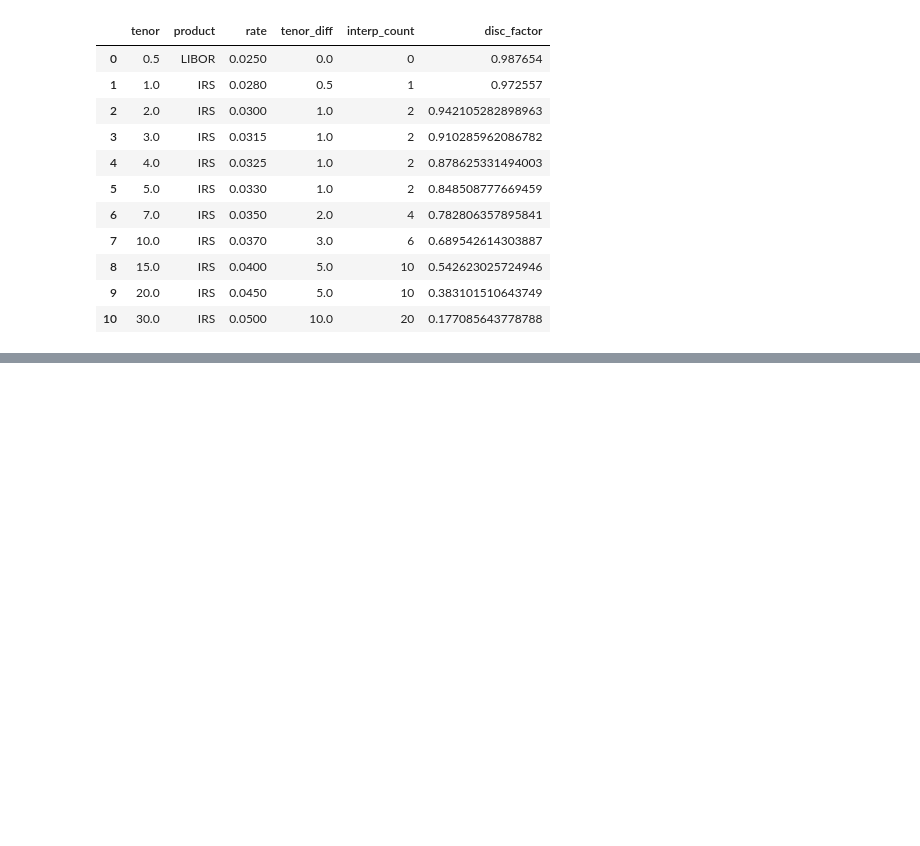
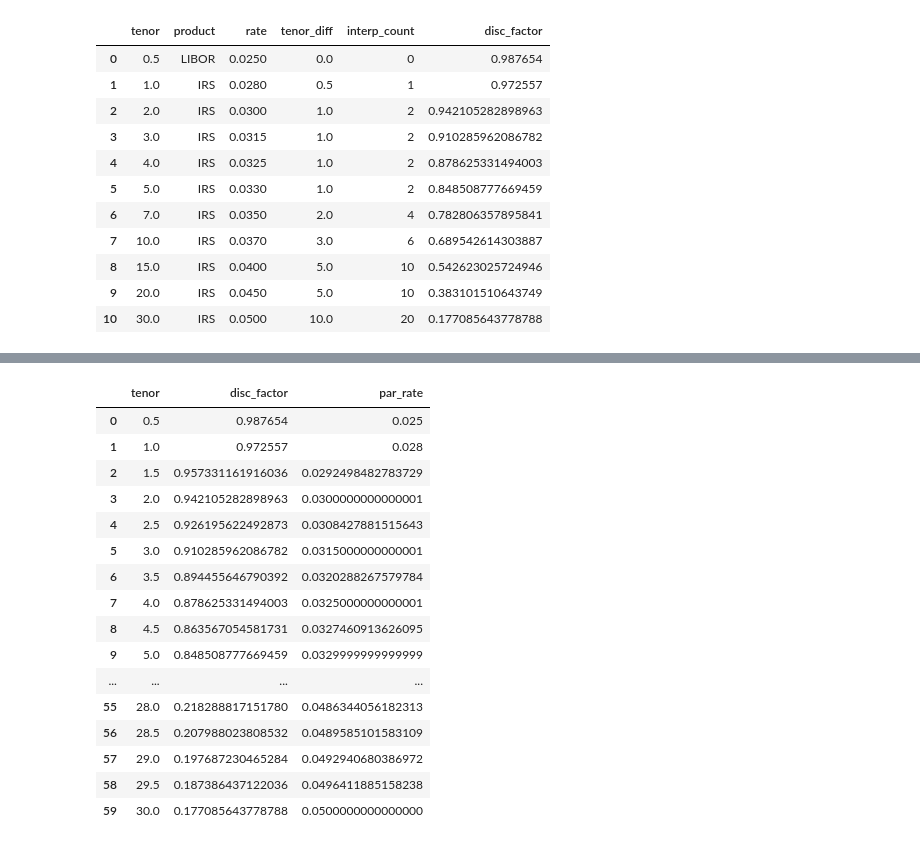
Before and after one commit to andreignatius/fixed-income, a Jupyter notebook: bootstrap_swap_curve/irs_only.ipynb, the cells around one changed output, grey strips where cells are left out. Saved outputs shown, nothing was run; the diff lists cells and outputs as text; code cells hidden in the pictures; blank space fills up the shorter version.

Commit message:
sanity check with par rate

```diff
--- a/bootstrap_swap_curve/irs_only.ipynb
+++ b/bootstrap_swap_curve/irs_only.ipynb
@@ -174,2 +193,3 @@ plt.grid(alpha=0.3)
 # %%
-pd.DataFrame([np.arange(0.5, 30.5, 0.5), previous_disc_factors]).T
+df_result = pd.DataFrame([np.arange(0.5, 30.5, 0.5), previous_disc_factors]).T
+df_result.columns = ['tenor','disc_factor']
@@ -193,0 +196,3 @@ pd.DataFrame([np.arange(0.5, 30.5, 0.5), previous_disc_factors]).T
+# %%
+for x in df_result.index:
+    print(x)
@@ -193,0 +217,6 @@ pd.DataFrame([np.arange(0.5, 30.5, 0.5), previous_disc_factors]).T
+# %%
+for x in df_result.index:
+    if x>0:
+        df_result.loc[x,'par_rate'] = (1-df_result.loc[x,'disc_factor'])/ (0.5 * df_result.loc[0:x,'disc_factor'].sum())
+    if x == 0:
+        df_result.loc[x,'par_rate'] = 0.025
@@ -193,0 +238,20 @@ pd.DataFrame([np.arange(0.5, 30.5, 0.5), previous_disc_factors]).T
+# %%
+df_result
+# %% [output]
+|  | tenor | disc_factor | par_rate |
+| 0 | 0.5 | 0.987654 | 0.025 |
+| 1 | 1.0 | 0.972557 | 0.028 |
+| 2 | 1.5 | 0.957331161916036 | 0.0292498482783729 |
+| 3 | 2.0 | 0.942105282898963 | 0.0300000000000001 |
+| 4 | 2.5 | 0.926195622492873 | 0.0308427881515643 |
+| 5 | 3.0 | 0.910285962086782 | 0.0315000000000001 |
+| 6 | 3.5 | 0.894455646790392 | 0.0320288267579784 |
+| 7 | 4.0 | 0.878625331494003 | 0.0325000000000001 |
+| 8 | 4.5 | 0.863567054581731 | 0.0327460913626095 |
+| 9 | 5.0 | 0.848508777669459 | 0.0329999999999999 |
+| ... | ... | ... | ... |
+| 55 | 28.0 | 0.218288817151780 | 0.0486344056182313 |
+| 56 | 28.5 | 0.207988023808532 | 0.0489585101583109 |
+| 57 | 29.0 | 0.197687230465284 | 0.0492940680386972 |
+| 58 | 29.5 | 0.187386437122036 | 0.0496411885158238 |
+| 59 | 30.0 | 0.177085643778788 | 0.0500000000000000 |
```
Also changed, not shown: parts of 5 cells of this notebook.
